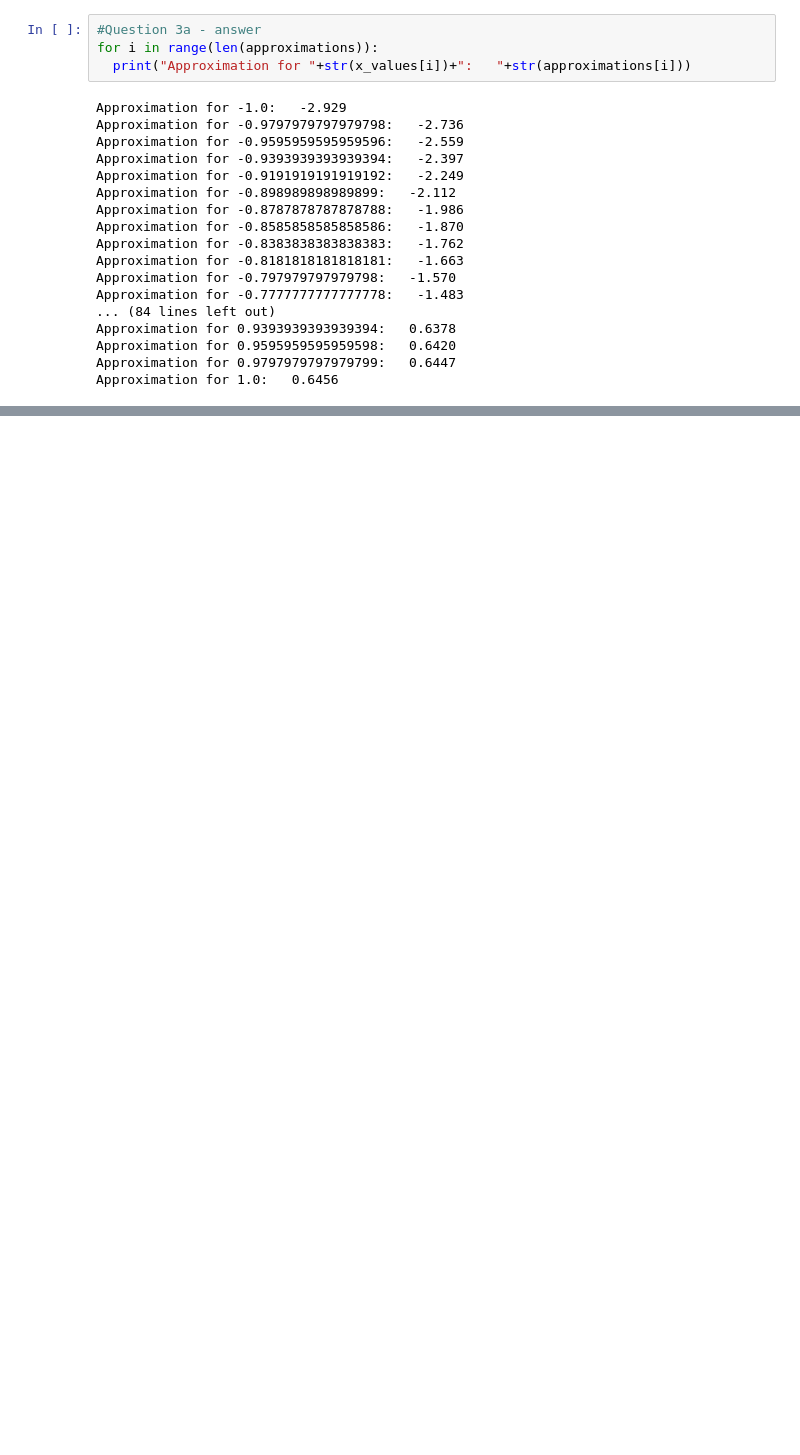
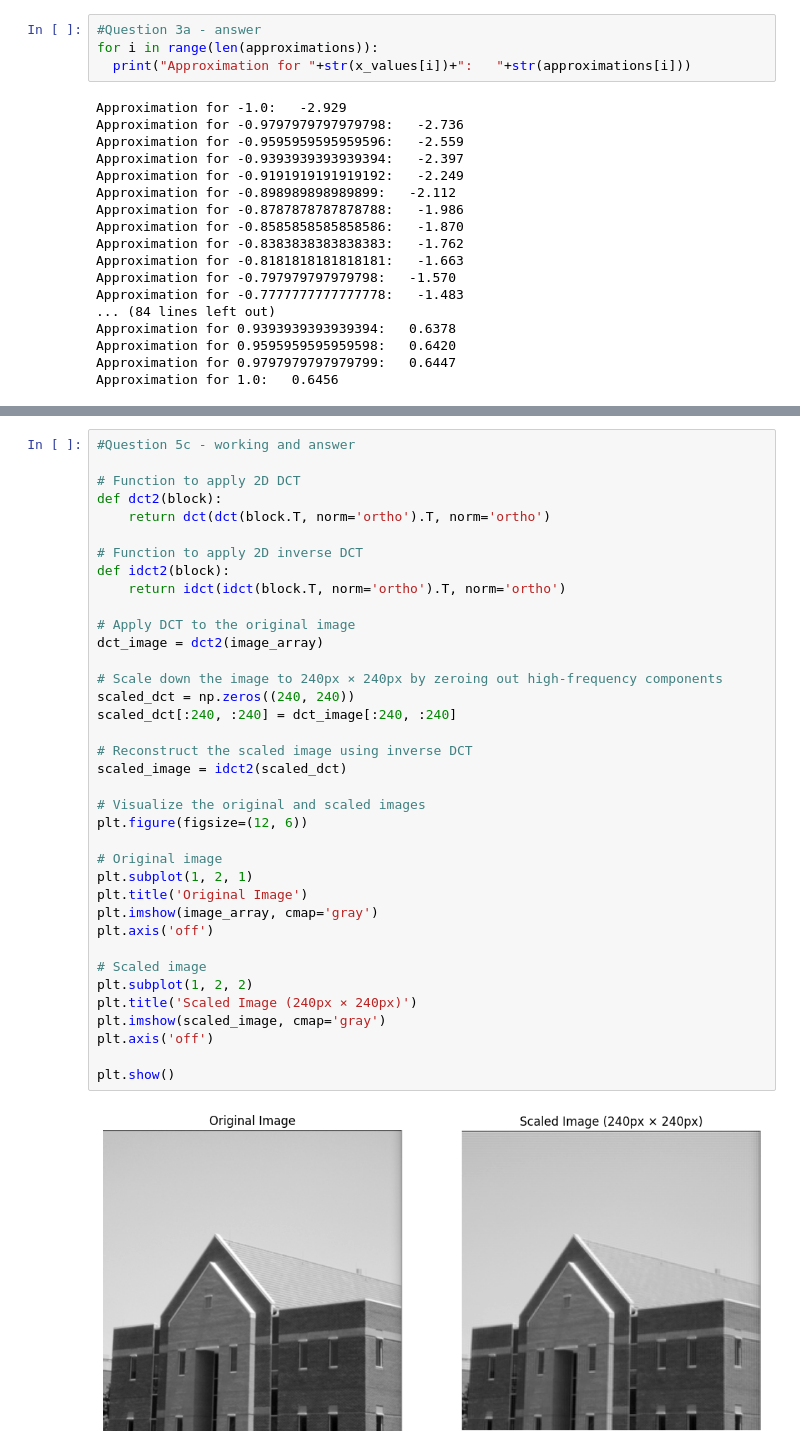
Before and after one commit to Muh-Ayyub/Advanced-Mathmatics-Using-Google-colab, a Jupyter notebook: CM2607_Coursework.ipynb, the cells around one changed output, grey strips where cells are left out. Cells and saved outputs as stored; diff of their text form; blank space fills up the shorter version.

```diff
--- a/CM2607_Coursework.ipynb
+++ b/CM2607_Coursework.ipynb
@@ -226,0 +396,39 @@ plt.show()
+# %%
+#Question 5c - working and answer
+
+# Function to apply 2D DCT
+def dct2(block):
+    return dct(dct(block.T, norm='ortho').T, norm='ortho')
+
+# Function to apply 2D inverse DCT
+def idct2(block):
+    return idct(idct(block.T, norm='ortho').T, norm='ortho')
+
+# Apply DCT to the original image
+dct_image = dct2(image_array)
+
+# Scale down the image to 240px × 240px by zeroing out high-frequency components
+scaled_dct = np.zeros((240, 240))
+scaled_dct[:240, :240] = dct_image[:240, :240]
+
+# Reconstruct the scaled image using inverse DCT
+scaled_image = idct2(scaled_dct)
+
+# Visualize the original and scaled images
+plt.figure(figsize=(12, 6))
+
+# Original image
+plt.subplot(1, 2, 1)
+plt.title('Original Image')
+plt.imshow(image_array, cmap='gray')
+plt.axis('off')
+
+# Scaled image
+plt.subplot(1, 2, 2)
+plt.title('Scaled Image (240px × 240px)')
+plt.imshow(scaled_image, cmap='gray')
+plt.axis('off')
+
+plt.show()
+# %% [output]
+[figure, added]
```
Also changed, not shown: parts of 25 cells of this notebook.
